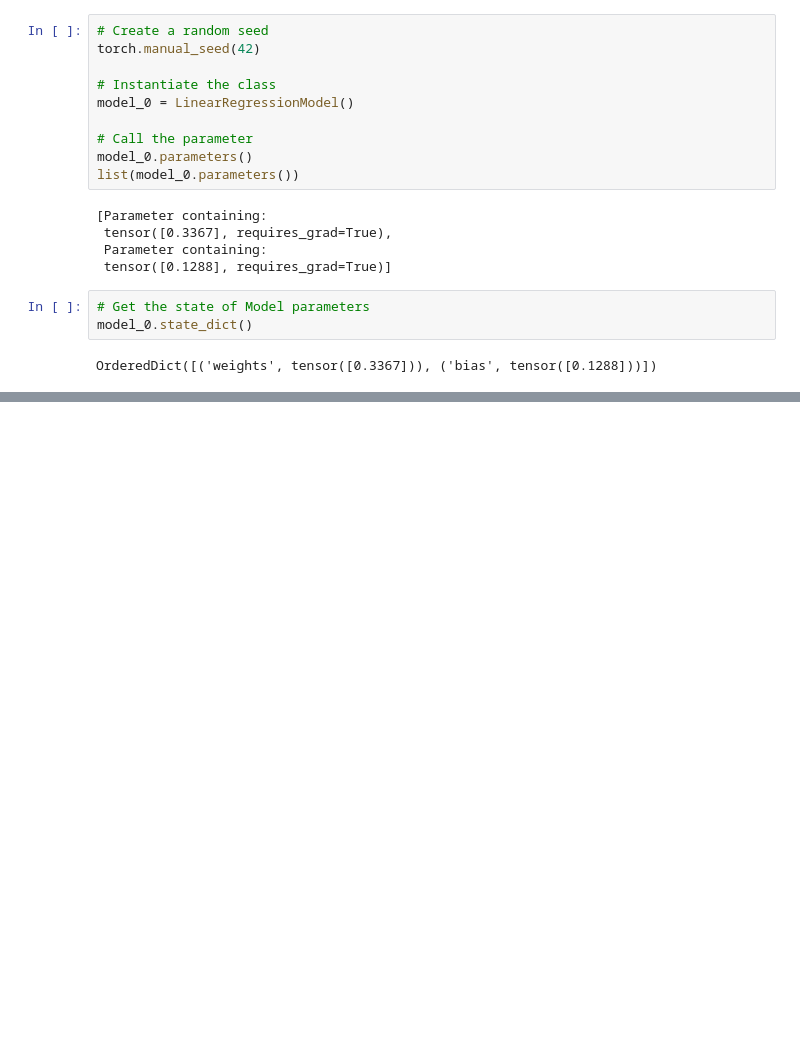
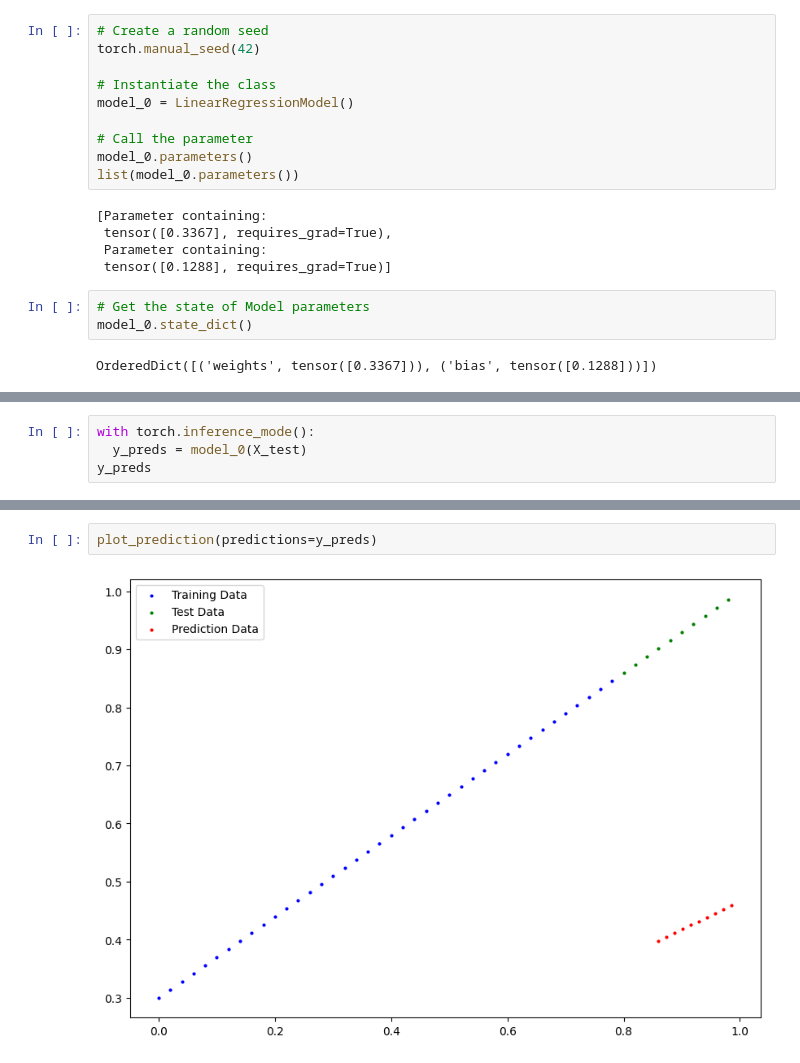
Before and after one commit to pksheaad/pytorch, a Jupyter notebook: 01_Pytorch_Workflow_Fundamental.ipynb, the cells around one changed output, grey strips where cells are left out. Saved outputs shown, nothing was run; the diff lists cells and outputs as text; blank space fills up the shorter version.

```diff
--- a/01_Pytorch_Workflow_Fundamental.ipynb
+++ b/01_Pytorch_Workflow_Fundamental.ipynb
@@ -174,0 +177,4 @@ OrderedDict([('weights', tensor([0.3367])), ('bias', tensor([0.1288]))])
+# %%
+with torch.inference_mode():
+  y_preds = model_0(X_test)
+y_preds
@@ -174,0 +201,4 @@ OrderedDict([('weights', tensor([0.3367])), ('bias', tensor([0.1288]))])
+# %%
+plot_prediction(predictions=y_preds)
+# %% [output]
+[figure, added]
```
Also changed, not shown: parts of 3 cells of this notebook.
